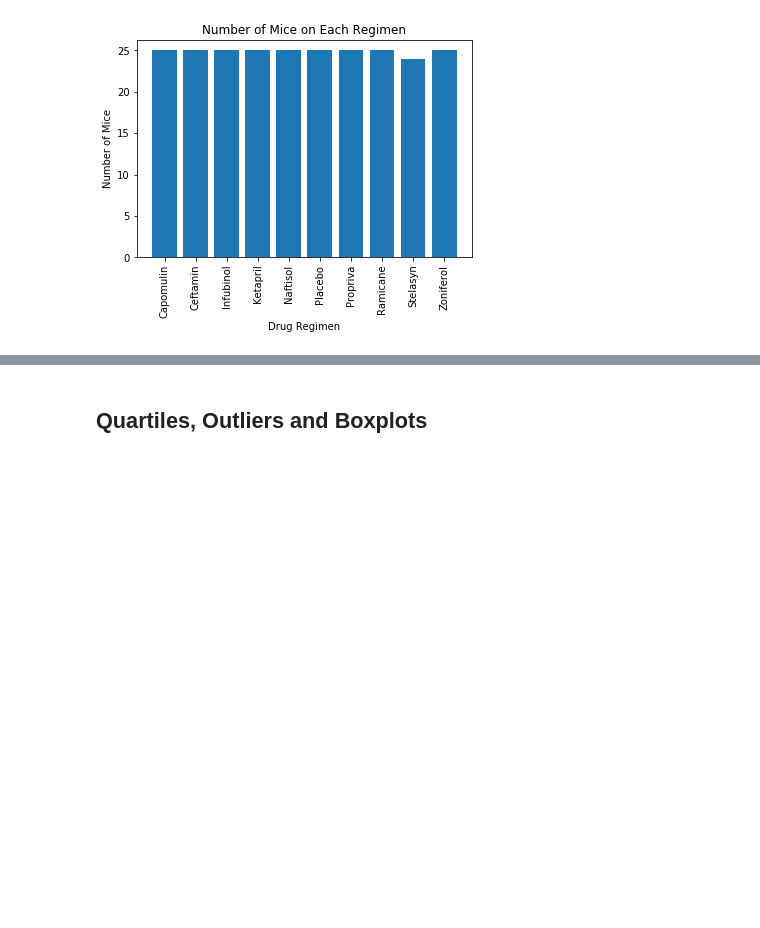
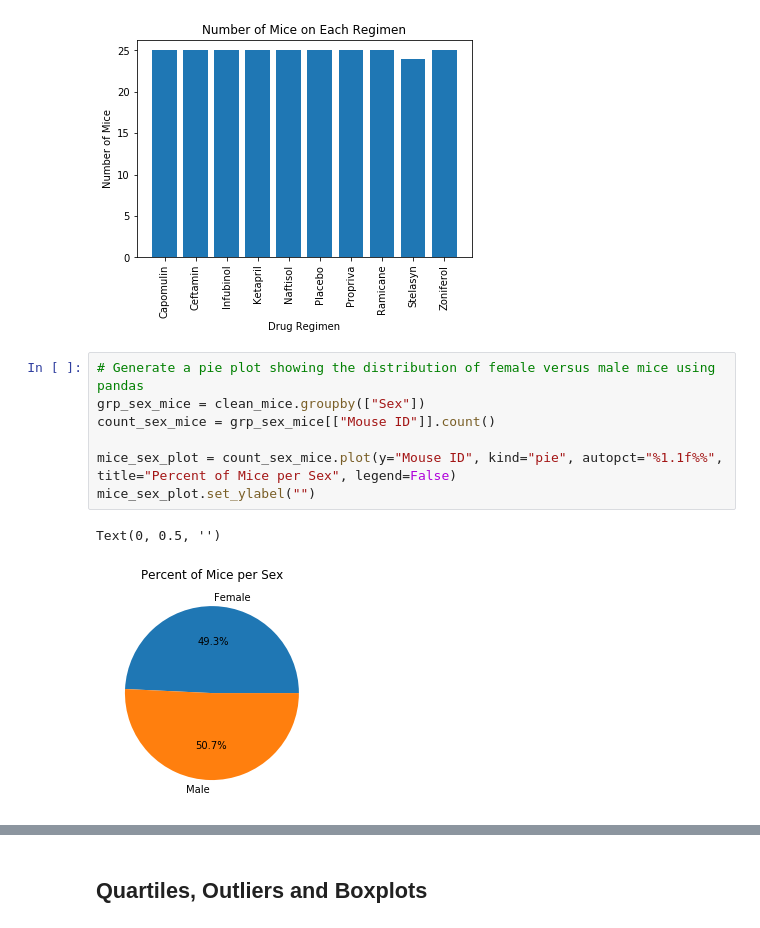
Before and after one commit to alissavokes/matplotlib-challenge, a Jupyter notebook: Pymaceuticals/pymaceuticals_starter.ipynb, the cells around one changed output, grey strips where cells are left out. Saved outputs shown, nothing was run; the diff lists cells and outputs as text; blank space fills up the shorter version.

Commit message:
pie plots added

```diff
--- a/Pymaceuticals/pymaceuticals_starter.ipynb
+++ b/Pymaceuticals/pymaceuticals_starter.ipynb
@@ -148,4 +148,14 @@ plt.bar(regimen, num_mice)
 plt.show()
 # %% [output]
 [figure]
+# %%
+# Generate a pie plot showing the distribution of female versus male mice using pandas
+grp_sex_mice = clean_mice.groupby(["Sex"])
+count_sex_mice = grp_sex_mice[["Mouse ID"]].count()
+
+mice_sex_plot = count_sex_mice.plot(y="Mouse ID", kind="pie", autopct="%1.1f%%", title="Percent of Mice per Sex", legend=False)
+mice_sex_plot.set_ylabel("")
+# %% [output]
+Text(0, 0.5, '')
+[figure, added]
 # %%
```
Also changed, not shown: parts of 2 cells of this notebook.
